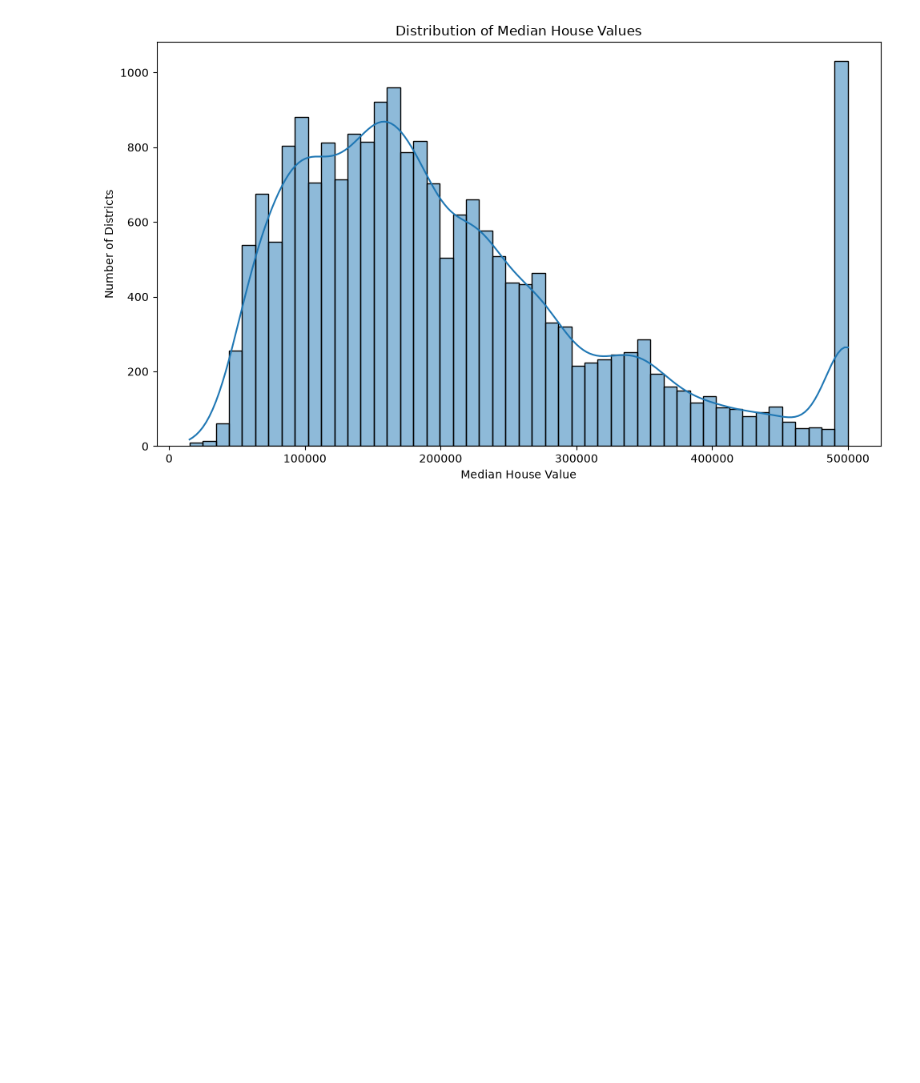
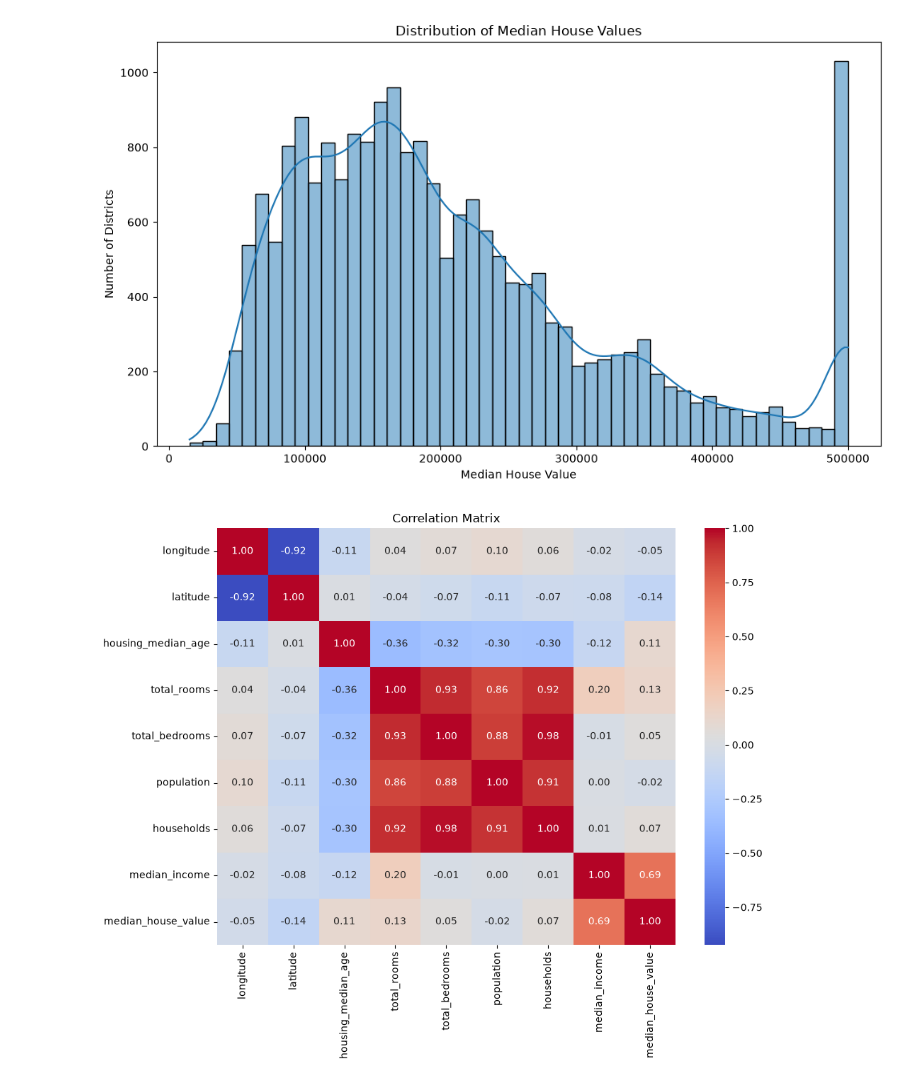
Before and after one commit to khing-fm/Data_Science, a Jupyter notebook: Housing_Price_Prediction.ipynb, the cells around one changed output. Cells and saved outputs as stored; diff of their text form; code cells hidden in the pictures; blank space fills up the shorter version.

```diff
--- a/Housing_Price_Prediction.ipynb
+++ b/Housing_Price_Prediction.ipynb
@@ -759,3 +759,25 @@ plt.tight_layout()
 plt.show()
 # %% [output]
 [figure]
+# %%
+# Let's look at which variables are related
+
+plt.figure(figsize=(10, 8))
+
+correlation = df.select_dtypes(
+    include= 'number'
+).corr()
+
+sns.heatmap(
+    correlation,
+    annot=True,
+    fmt='.2f',
+    cmap='coolwarm'
+)
+
+plt.title('Correlation Matrix')
+
+plt.tight_layout()
+plt.show()
+# %% [output]
+[figure, added]
```
Also changed, not shown: parts of 1 cell of this notebook.
